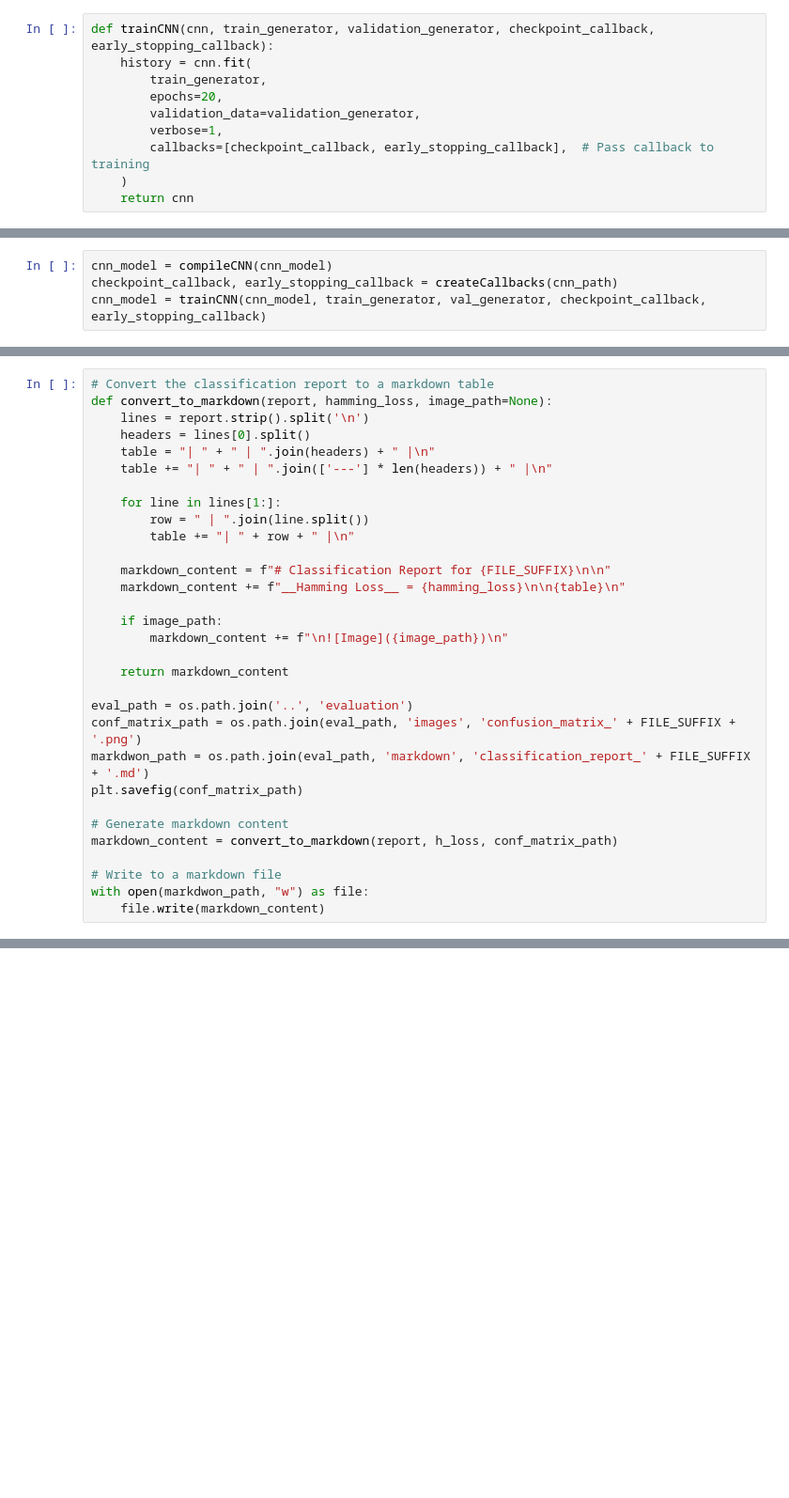
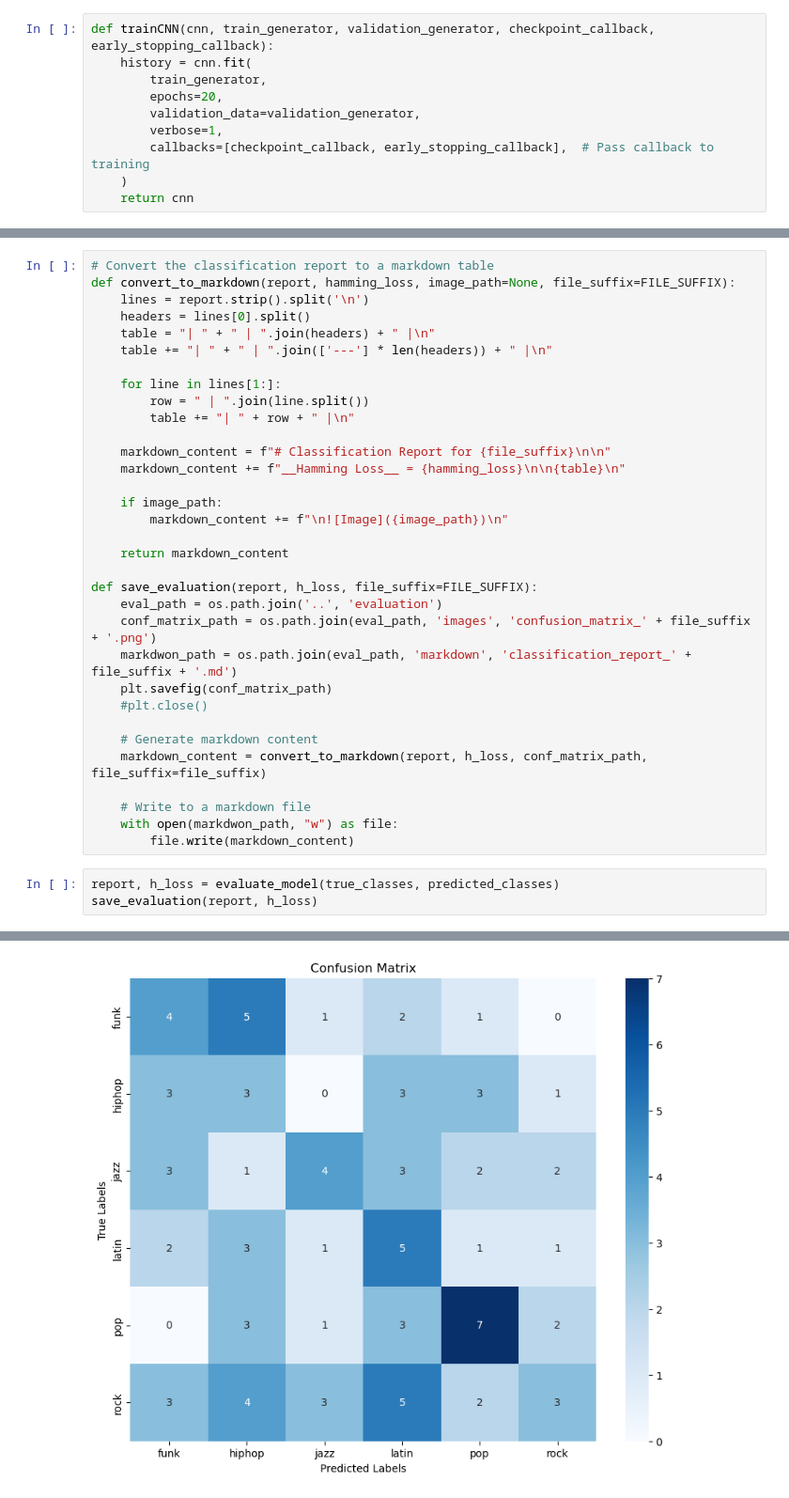
Before and after one commit to Knerten0815/GrooveLens, a Jupyter notebook: Notebooks/Multiclass_CNN.ipynb, the cells around one changed output, grey strips where cells are left out. Shown: that part at 94% size. Drawn from its saved outputs; the diff is of its cells as text; blank space fills up the shorter version.

```diff
--- a/Notebooks/Multiclass_CNN.ipynb
+++ b/Notebooks/Multiclass_CNN.ipynb
@@ -265,4 +274,0 @@ except:
-# %%
-cnn_model = compileCNN(cnn_model)
-checkpoint_callback, early_stopping_callback = createCallbacks(cnn_path)
-cnn_model = trainCNN(cnn_model, train_generator, val_generator, checkpoint_callback, early_stopping_callback)
@@ -346,6 +324,6 @@ Hamming Loss: 0.6029411764705882
 # %%
 # Convert the classification report to a markdown table
-def convert_to_markdown(report, hamming_loss, image_path=None):
+def convert_to_markdown(report, hamming_loss, image_path=None, file_suffix=FILE_SUFFIX):
     lines = report.strip().split('\n')
     headers = lines[0].split()
     table = "| " + " | ".join(headers) + " |\n"
@@ -355,7 +333,7 @@ def convert_to_markdown(report, hamming_loss, image_path=None):
         row = " | ".join(line.split())
         table += "| " + row + " |\n"
 
-    markdown_content = f"# Classification Report for {FILE_SUFFIX}\n\n"
+    markdown_content = f"# Classification Report for {file_suffix}\n\n"
     markdown_content += f"__Hamming Loss__ = {hamming_loss}\n\n{table}\n"
 
     if image_path:
@@ -363,14 +341,20 @@ def convert_to_markdown(report, hamming_loss, image_path=None):
 
     return markdown_content
 
-eval_path = os.path.join('..', 'evaluation')
-conf_matrix_path = os.path.join(eval_path, 'images', 'confusion_matrix_' + FILE_SUFFIX + '.png')
-markdwon_path = os.path.join(eval_path, 'markdown', 'classification_report_' + FILE_SUFFIX + '.md')
-plt.savefig(conf_matrix_path)
+def save_evaluation(report, h_loss, file_suffix=FILE_SUFFIX):
+    eval_path = os.path.join('..', 'evaluation')
+    conf_matrix_path = os.path.join(eval_path, 'images', 'confusion_matrix_' + file_suffix + '.png')
+    markdwon_path = os.path.join(eval_path, 'markdown', 'classification_report_' + file_suffix + '.md')
+    plt.savefig(conf_matrix_path)
+    #plt.close()
 
-# Generate markdown content
-markdown_content = convert_to_markdown(report, h_loss, conf_matrix_path)
+    # Generate markdown content
+    markdown_content = convert_to_markdown(report, h_loss, conf_matrix_path, file_suffix=file_suffix)
 
-# Write to a markdown file
-with open(markdwon_path, "w") as file:
-    file.write(markdown_content)
+    # Write to a markdown file
+    with open(markdwon_path, "w") as file:
+        file.write(markdown_content)
+# %%
+report, h_loss = evaluate_model(true_classes, predicted_classes)
+save_evaluation(report, h_loss)
+# %% [output]
@@ -376,0 +376 @@ with open(markdwon_path, "w") as file:
+[figure, added]
```
Also changed, not shown: parts of 24 cells of this notebook, 8 other files.
